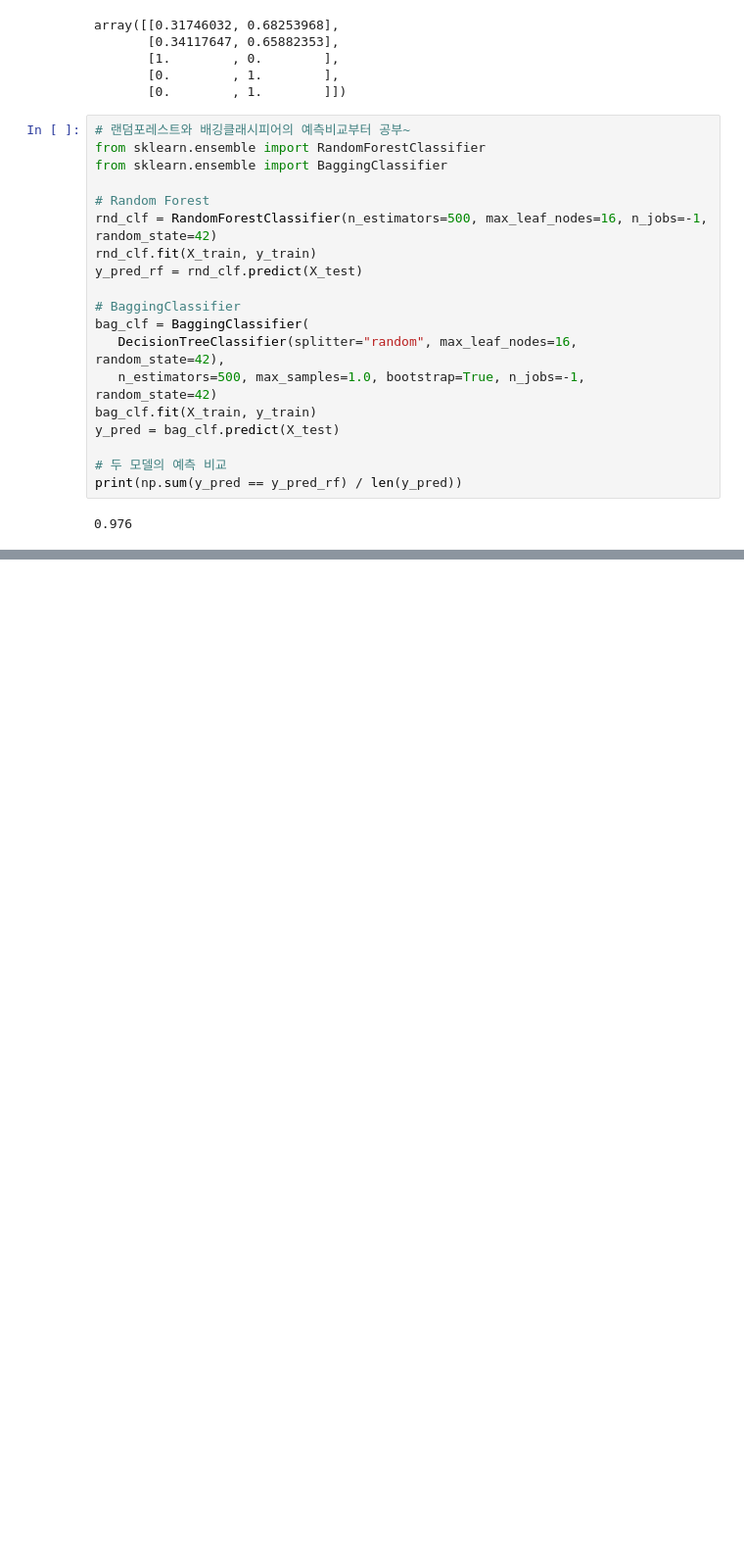
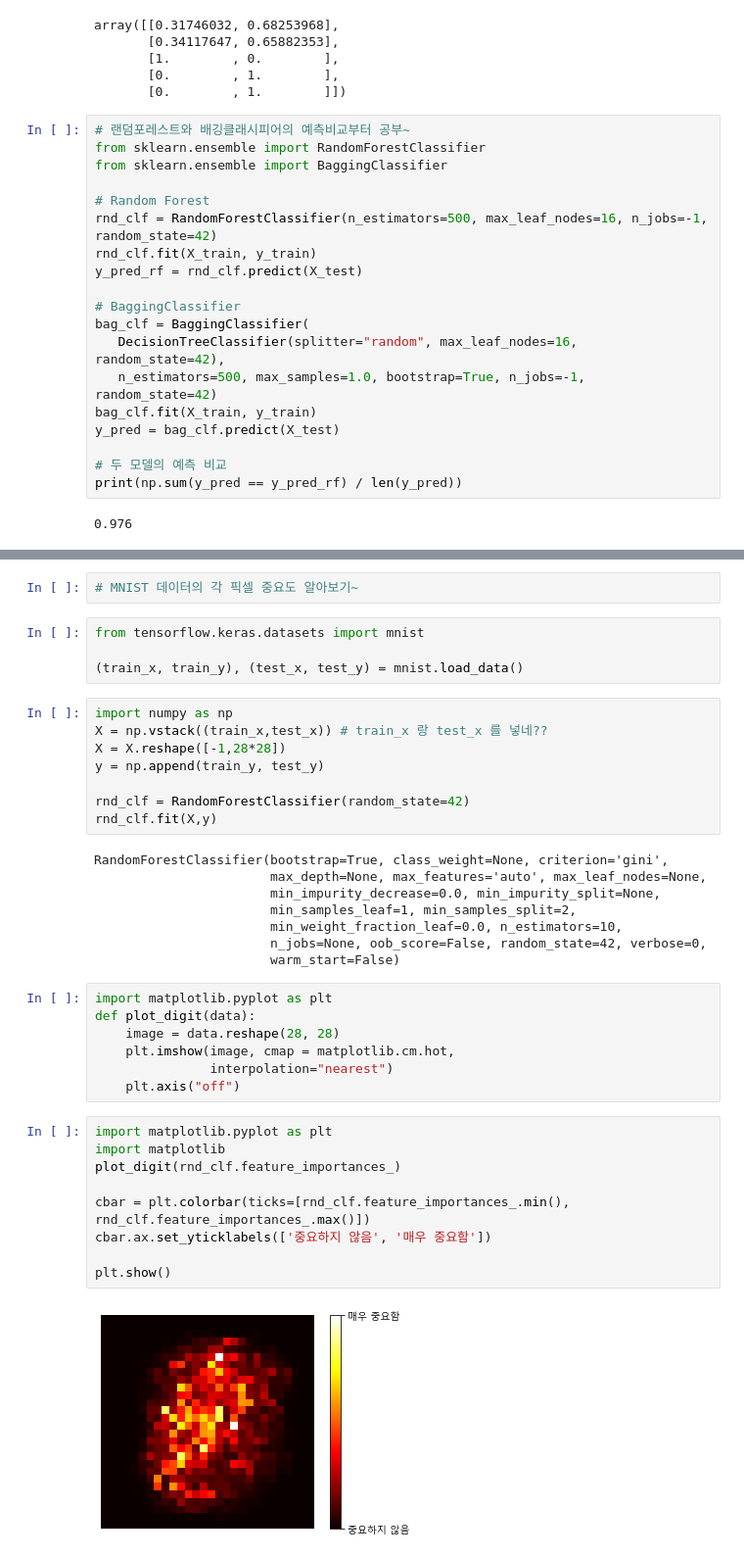
Before and after one commit to Joonyeong97/Python_study, a Jupyter notebook: Python/script/scikit/Scikit Traing.ipynb, the cells around one changed output, grey strips where cells are left out. Shown: that part at 98% size. Saved outputs shown, nothing was run; the diff lists cells and outputs as text; blank space fills up the shorter version.

```diff
--- a/Python/script/scikit/Scikit Traing.ipynb
+++ b/Python/script/scikit/Scikit Traing.ipynb
@@ -202,0 +235,40 @@ plt.show()
+# %%
+# MNIST 데이터의 각 픽셀 중요도 알아보기~
+# %%
+from tensorflow.keras.datasets import mnist
+
+(train_x, train_y), (test_x, test_y) = mnist.load_data()
+# %%
+import numpy as np
+X = np.vstack((train_x,test_x)) # train_x 랑 test_x 를 넣네??
+X = X.reshape([-1,28*28])
+y = np.append(train_y, test_y)
+
+rnd_clf = RandomForestClassifier(random_state=42)
+rnd_clf.fit(X,y)
+# %% [output]
+RandomForestClassifier(bootstrap=True, class_weight=None, criterion='gini',
+                       max_depth=None, max_features='auto', max_leaf_nodes=None,
+                       min_impurity_decrease=0.0, min_impurity_split=None,
+                       min_samples_leaf=1, min_samples_split=2,
+                       min_weight_fraction_leaf=0.0, n_estimators=10,
+                       n_jobs=None, oob_score=False, random_state=42, verbose=0,
+                       warm_start=False)
+# %%
+import matplotlib.pyplot as plt
+def plot_digit(data):
+    image = data.reshape(28, 28)
+    plt.imshow(image, cmap = matplotlib.cm.hot,
+               interpolation="nearest")
+    plt.axis("off")
+# %%
+import matplotlib.pyplot as plt
+import matplotlib
+plot_digit(rnd_clf.feature_importances_)
+
+cbar = plt.colorbar(ticks=[rnd_clf.feature_importances_.min(), rnd_clf.feature_importances_.max()])
+cbar.ax.set_yticklabels(['중요하지 않음', '매우 중요함'])
+
+plt.show()
+# %% [output]
+[figure, added]
```
Also changed, not shown: parts of 27 cells of this notebook.
